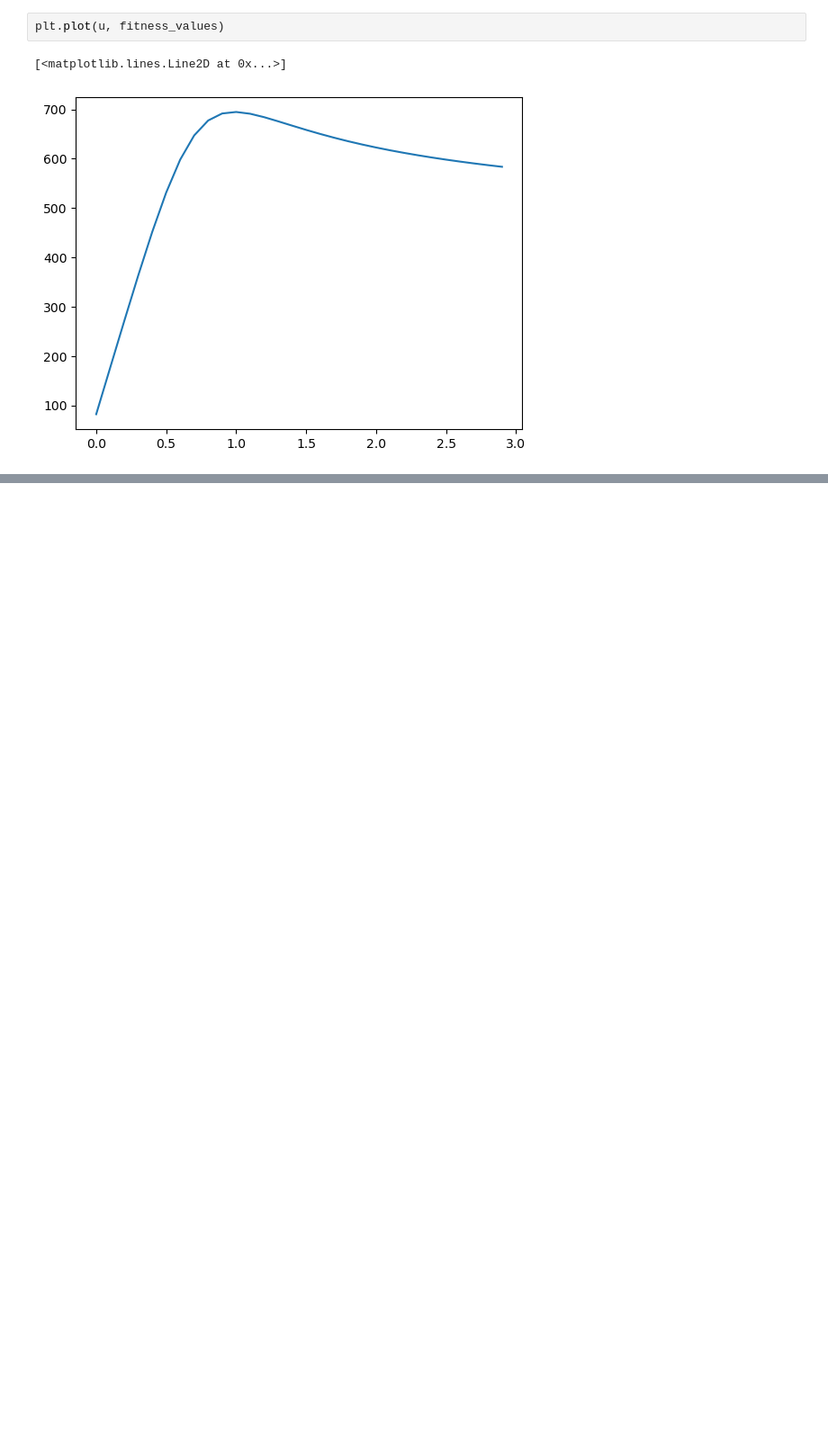
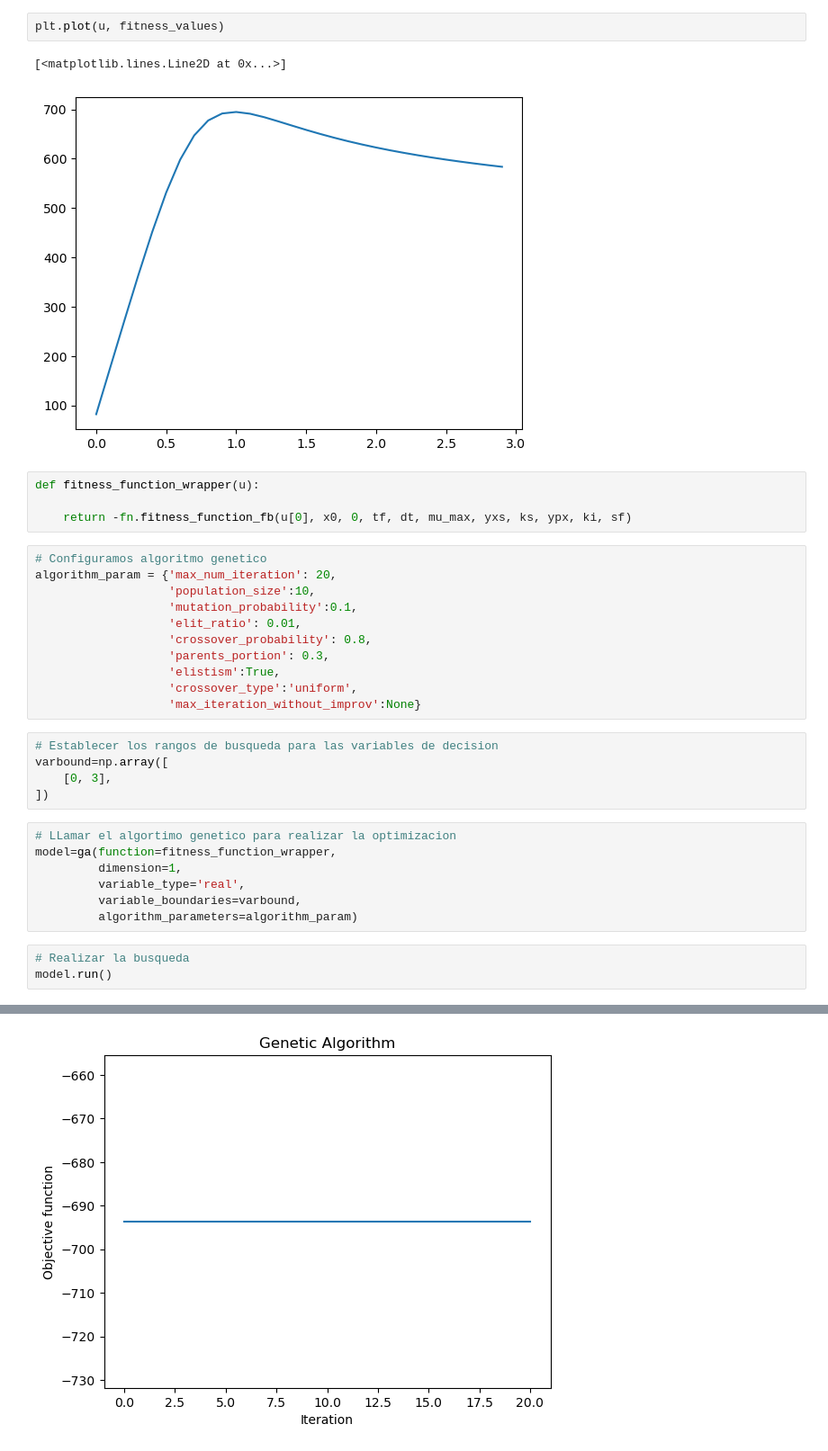
Before and after one commit to juanmggb/maestria, a Jupyter notebook: mc_fb_optimization/mc_fb_optimization.ipynb, the cells around one changed output, grey strips where cells are left out. Shown: that part at 90% size. Drawn from its saved outputs; the diff is of its cells as text; blank space fills up the shorter version.

```diff
--- a/mc_fb_optimization/mc_fb_optimization.ipynb
+++ b/mc_fb_optimization/mc_fb_optimization.ipynb
@@ -60,3 +76,34 @@ plt.plot(u, fitness_values)
 # %% [output]
 [<matplotlib.lines.Line2D at 0x...>]
 [figure]
+# %%
+def fitness_function_wrapper(u):
+
+    return -fn.fitness_function_fb(u[0], x0, 0, tf, dt, mu_max, yxs, ks, ypx, ki, sf)
+# %%
+# Configuramos algoritmo genetico
+algorithm_param = {'max_num_iteration': 20,
+                   'population_size':10,
+                   'mutation_probability':0.1,
+                   'elit_ratio': 0.01,
+                   'crossover_probability': 0.8,
+                   'parents_portion': 0.3,
+                   'elistism':True,
+                   'crossover_type':'uniform',
+                   'max_iteration_without_improv':None}
+# %%
+# Establecer los rangos de busqueda para las variables de decision
+varbound=np.array([
+    [0, 3],
+])
+# %%
+# LLamar el algortimo genetico para realizar la optimizacion
+model=ga(function=fitness_function_wrapper,
+         dimension=1,
+         variable_type='real',
+         variable_boundaries=varbound,
+         algorithm_parameters=algorithm_param)
+# %%
+# Realizar la busqueda
+model.run()
+# %% [output]
@@ -62,0 +127 @@ plt.plot(u, fitness_values)
+[figure, added]
```
Also changed, not shown: parts of 6 cells of this notebook.
